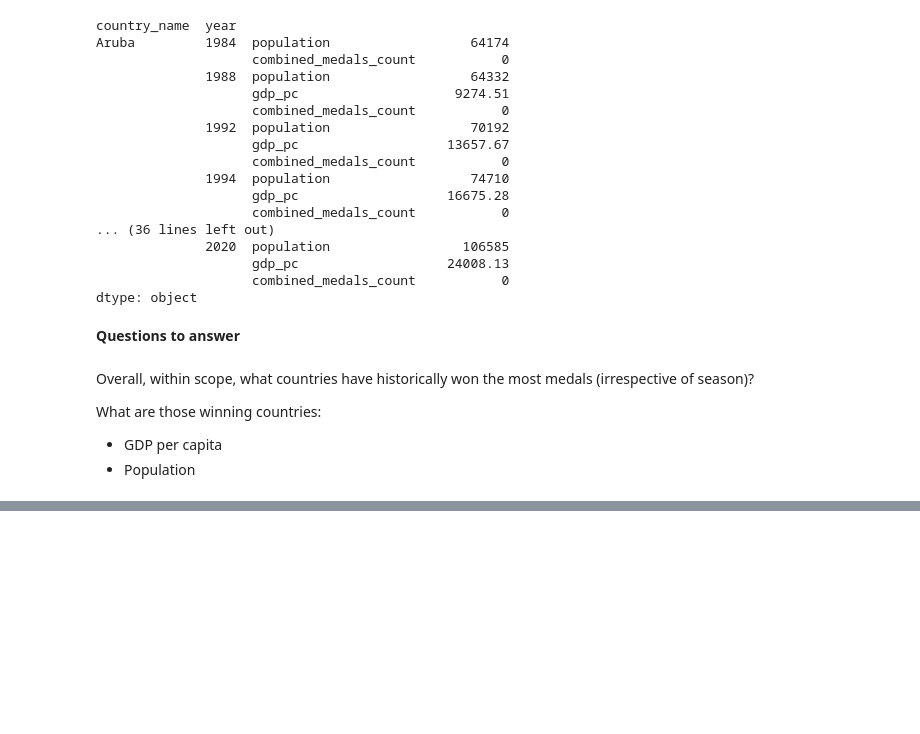
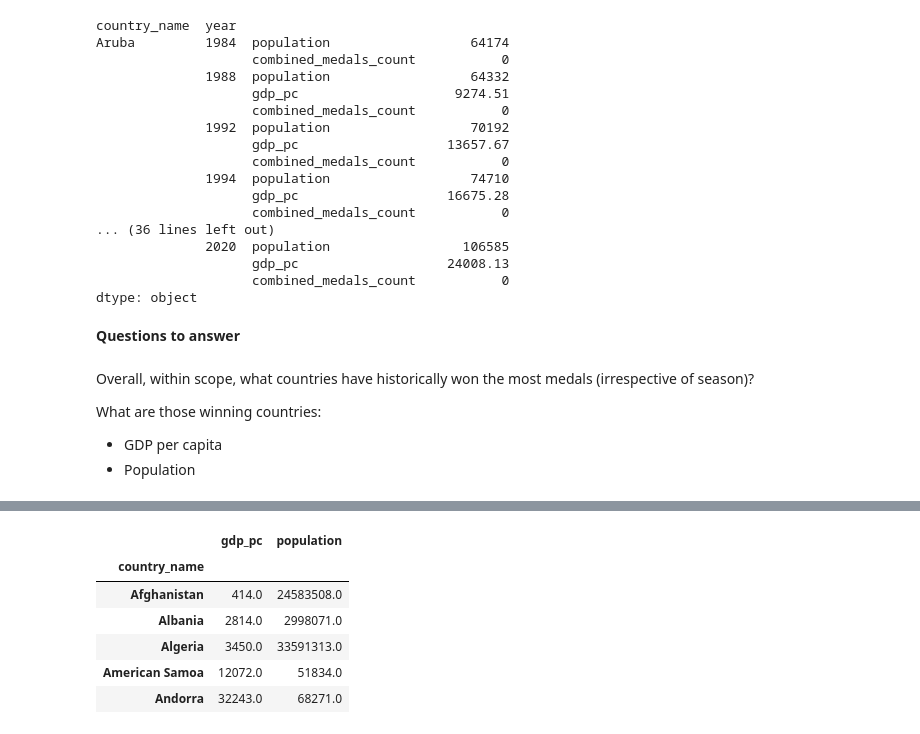
Before and after one commit to Mailysjaffret/Project1---Ironhack, a Jupyter notebook: notebooks/GDP.ipynb, the cells around one changed output, grey strips where cells are left out. Cells and saved outputs as stored; diff of their text form; code cells hidden in the pictures; blank space fills up the shorter version.

```diff
--- a/notebooks/GDP.ipynb
+++ b/notebooks/GDP.ipynb
@@ -753,0 +873,12 @@ What are those winning countries:
+# %%
+# Average gdp & population per country - 'population' is rounded
+
+final_df.groupby('country_name')[['gdp_pc', 'population']].mean().round().head()
+# %% [output]
+|  | gdp_pc | population |
+| country_name |  |  |
+| Afghanistan | 414.0 | 24583508.0 |
+| Albania | 2814.0 | 2998071.0 |
+| Algeria | 3450.0 | 33591313.0 |
+| American Samoa | 12072.0 | 51834.0 |
+| Andorra | 32243.0 | 68271.0 |
```
Also changed, not shown: parts of 30 cells of this notebook, 2 other files.
